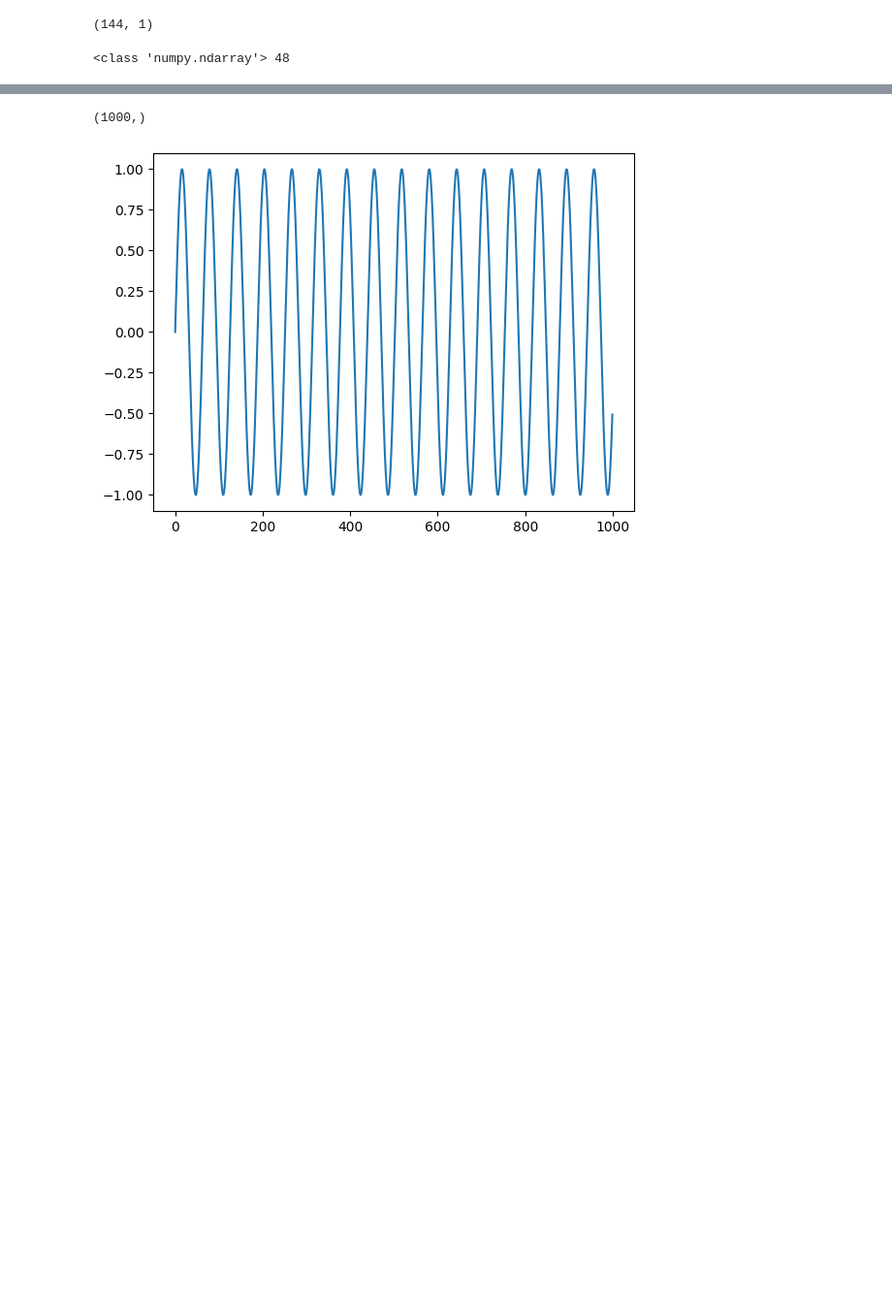
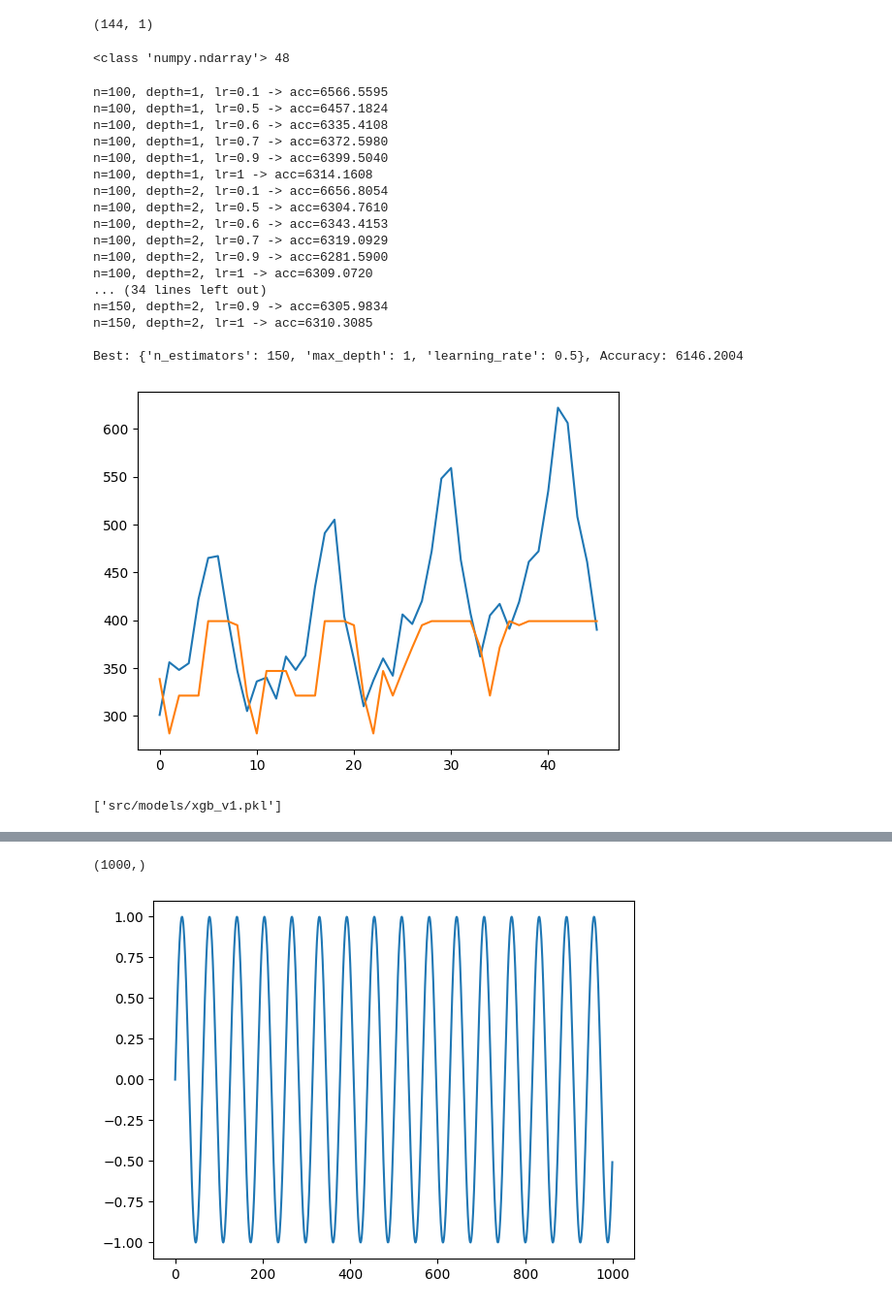
Before and after one commit to sou1nonly/stock_predictor, a Jupyter notebook: lstmPractice.ipynb, the cells around one changed output, grey strips where cells are left out. Shown at 97% size. Drawn from its saved outputs; the diff is of its cells as text; code cells hidden in the pictures; blank space fills up the shorter version.

```diff
--- a/lstmPractice.ipynb
+++ b/lstmPractice.ipynb
@@ -49,0 +55,61 @@ testX, testY = create_dataset(test, look_back=look_back)
+# %%
+from xgboost import XGBRegressor
+from itertools import product
+
+param_grid = {
+    "n_estimators": [100, 130, 140, 150],
+    "max_depth": [1, 2],
+    "learning_rate": [0.1, 0.5, 0.6, 0.7, 0.9, 1],
+}
+
+best_acc = 10000000
+best_param = {}
+
+for n, d, lr in product(param_grid["n_estimators"], param_grid["max_depth"], param_grid["learning_rate"]):
+    model = XGBRegressor(n_estimators=n, max_depth=d, learning_rate=lr,random_state= 42)
+    model.fit(trainX, trainY)
+    pred = model.predict(testX)
+
+    acc = mean_squared_error(testY, pred)
+
+    if acc < best_acc:
+        best_acc = acc
+        best_param = {"n_estimators": n, "max_depth": d, "learning_rate": lr}
+    print(f"n={n}, depth={d}, lr={lr} -> acc={acc:.4f}")
+print(f"\nBest: {best_param}, Accuracy: {best_acc:.4f}")
+
+model = XGBRegressor(n_estimators=best_param["n_estimators"], max_depth=best_param["max_depth"], learning_rate=best_param["learning_rate"], random_state=42)
+model.fit(trainX, trainY )
+predictions= model.predict(testX)
+
+plt.plot(testY)
+plt.plot(predictions)
+plt.show()
+# %% [output]
+n=100, depth=1, lr=0.1 -> acc=6566.5595
+n=100, depth=1, lr=0.5 -> acc=6457.1824
+n=100, depth=1, lr=0.6 -> acc=6335.4108
+n=100, depth=1, lr=0.7 -> acc=6372.5980
+n=100, depth=1, lr=0.9 -> acc=6399.5040
+n=100, depth=1, lr=1 -> acc=6314.1608
+n=100, depth=2, lr=0.1 -> acc=6656.8054
+n=100, depth=2, lr=0.5 -> acc=6304.7610
+n=100, depth=2, lr=0.6 -> acc=6343.4153
+n=100, depth=2, lr=0.7 -> acc=6319.0929
+n=100, depth=2, lr=0.9 -> acc=6281.5900
+n=100, depth=2, lr=1 -> acc=6309.0720
+... (34 lines left out)
+n=150, depth=2, lr=0.9 -> acc=6305.9834
+n=150, depth=2, lr=1 -> acc=6310.3085
+
+Best: {'n_estimators': 150, 'max_depth': 1, 'learning_rate': 0.5}, Accuracy: 6146.2004
+[figure, added]
+# %%
+import os
+import joblib
+
+os.makedirs("models/", exist_ok=True)
+
+joblib.dump(model, "src/models/xgb_v1.pkl")
+# %% [output]
+['src/models/xgb_v1.pkl']
```
Also changed, not shown: parts of 7 cells of this notebook, 5 other files.
